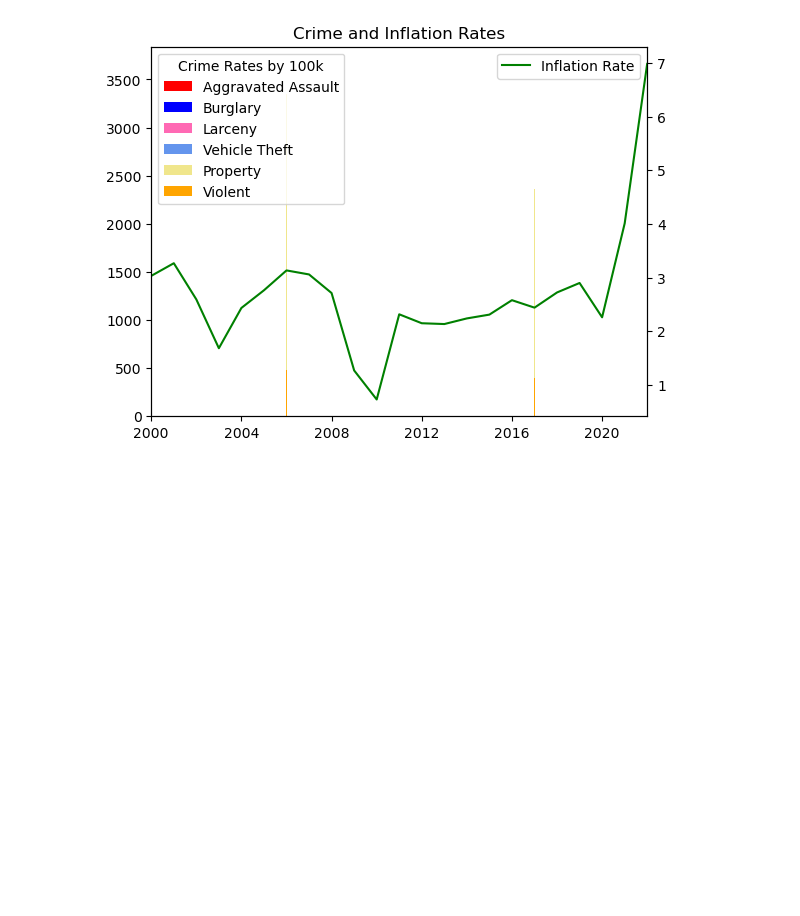
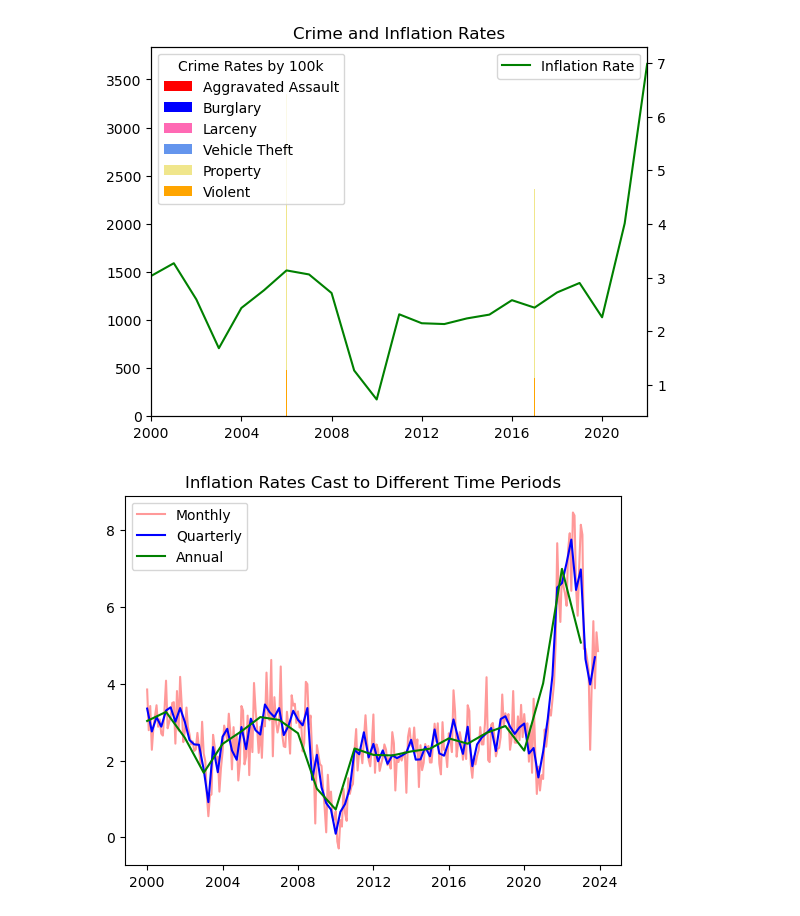
Before and after one commit to jbgraham073/ai_group_project_1, a Jupyter notebook: main.ipynb, the cells around one changed output. Cells and saved outputs as stored; diff of their text form; code cells hidden in the pictures; blank space fills up the shorter version.

Commit message:
Plot demonstrating data casting

```diff
--- a/main.ipynb
+++ b/main.ipynb
@@ -459,3 +459,18 @@ plt.title('Crime and Inflation Rates')
 plt.show()
 # %% [output]
 [figure]
+# %%
+# Plot the CPI (Inflation) column from the monthly_df, quarterly_df, and annual_df on the same plot
+fig, ax = plt.subplots()
+ax.plot(monthly_df.index, monthly_df['CPI (Inflation)'], color='red', alpha=0.4, label='Monthly')
+ax.plot(quarterly_df.index, quarterly_df['CPI (Inflation)'], color='blue', label='Quarterly')
+ax.plot(annual_df.index, annual_df['CPI (Inflation)'], color='green', label='Annual')
+ax.legend(loc='upper left')
+# add a title
+plt.title('Inflation Rates Cast to Different Time Periods')
+plt.show()
+
+# Save the plot
+fig.savefig('plots/period_casting.png')
+# %% [output]
+[figure, added]
```
Also changed, not shown: 1 other file.
